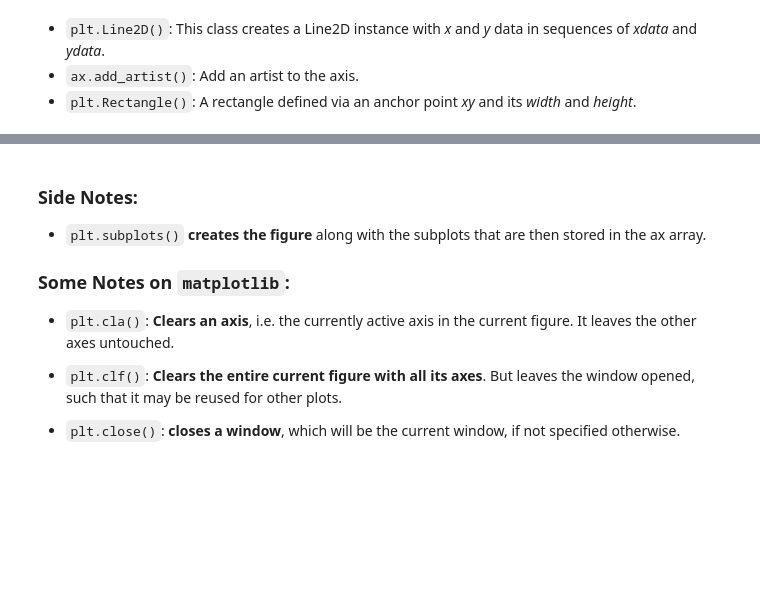
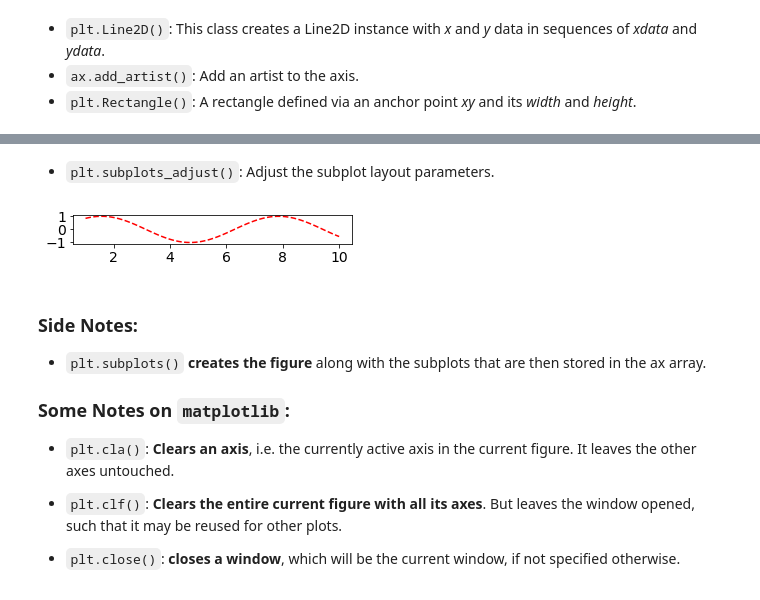
Before and after one commit to DavoodSZ1993/Python_Tutorial, a Jupyter notebook: 1_matplotlib_plots.ipynb, the cells around one changed output, grey strips where cells are left out. Cells and saved outputs as stored; diff of their text form; code cells hidden in the pictures; blank space fills up the shorter version.

```diff
--- a/1_matplotlib_plots.ipynb
+++ b/1_matplotlib_plots.ipynb
@@ -678,3 +678,15 @@ ax.add_artist(patch)
+# %% [markdown]
+* `plt.subplots_adjust()`: Adjust the subplot layout parameters.
+# %%
+x = np.arange(1, 10.1, 0.1)
+y = np.sin(x)
+
+fig = plt.figure(1, figsize=(5, 5))
+plt.plot(x, y, c='r', linestyle='--')
+
+fig.subplots_adjust(bottom=0.8)
+# %% [output]
+[figure, added]
 # %% [markdown]
 ### Side Notes:
 * `plt.subplots()` **creates the figure** along with the subplots that are then stored in the ax array.
```
Also changed, not shown: parts of 4 cells of this notebook.
